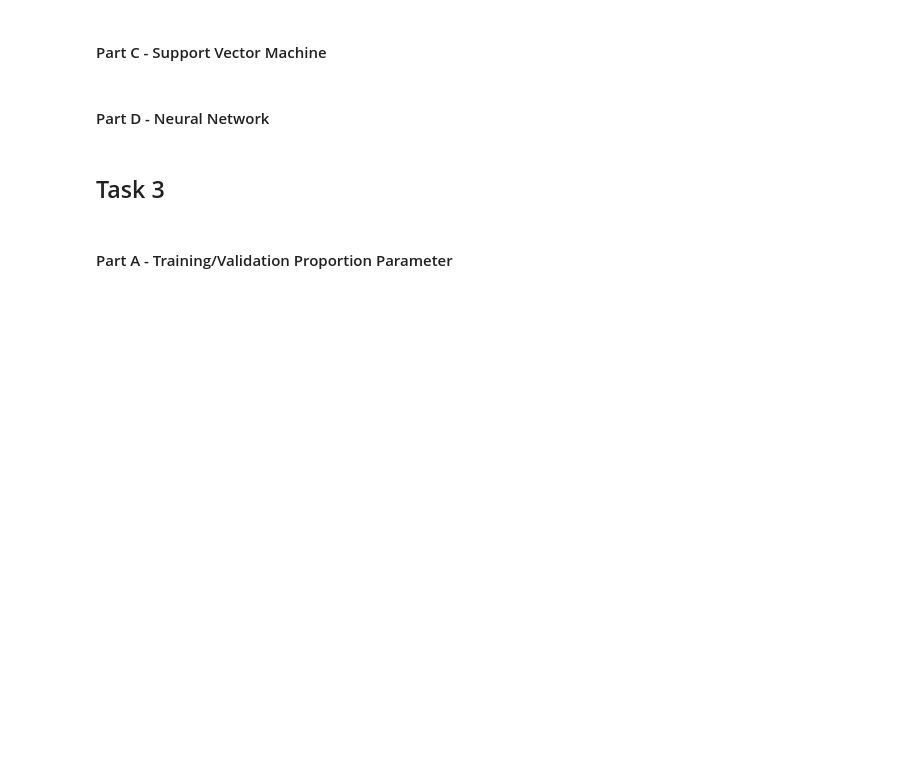
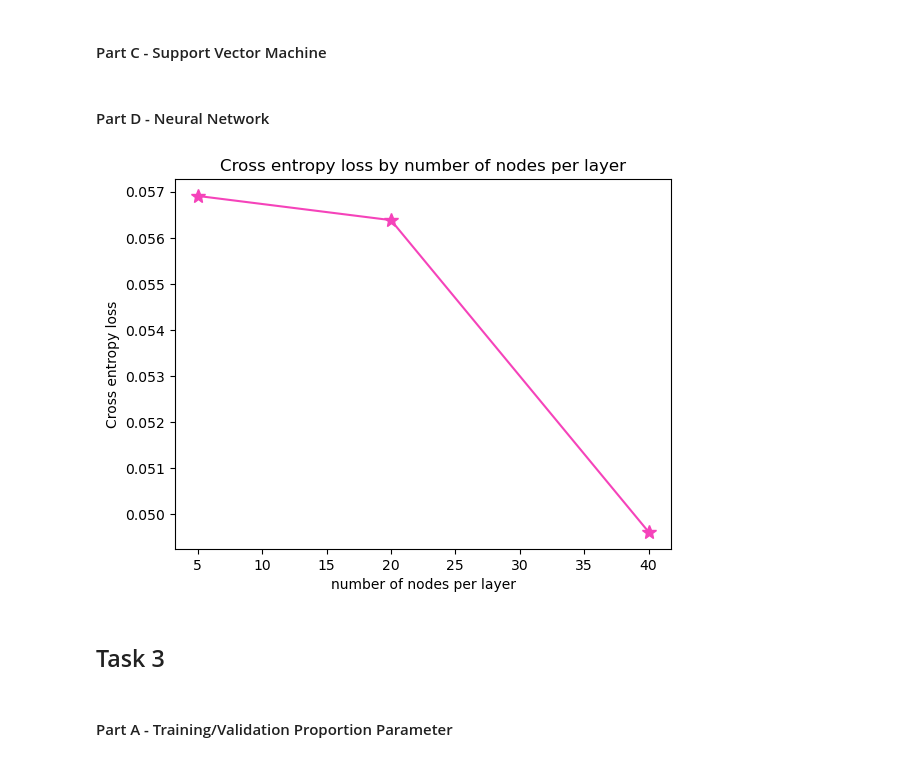
Before and after one commit to spartanjax/cs361_shared_assigment, a Jupyter notebook: final_report.ipynb, the cells around one changed output. Saved outputs shown, nothing was run; the diff lists cells and outputs as text; code cells hidden in the pictures; blank space fills up the shorter version.

Commit message:
generate plot for 2d

```diff
--- a/final_report.ipynb
+++ b/final_report.ipynb
@@ -207,9 +207,9 @@ import matplotlib.pyplot as plt
 import numpy as np
 
 def main():
-    data = make_df("../../train.csv")
+    data = make_df("train.csv")
     y = data["Category"]
-    test_data = make_df("../../test.csv")
+    test_data = make_df("test.csv")
     vector, vector_test = vectorize(data, test_data)
 
     cels = []
@@ -232,33 +232,35 @@ def vectorize(data, test_data):
     return vector, test_vector
 
 def make_df(filename):
     return pd.read_csv(filename)
 
 def make_classifier(vector, y, vector_test, num_nodes = 5):
     # creating the untrained model
     clf = MLPClassifier(activation = 'relu',
                         solver = 'sgd',
                         learning_rate_init = 0.01,
                         max_iter = 100,
                         hidden_layer_sizes = (num_nodes,))
 
     # initialise weights
     clf.partial_fit(vector, y, classes=np.unique(y))
 
     # manually set weights to [0, 0.1]
     for i in range(len(clf.coefs_)):
         clf.coefs_[i] = np.random.uniform(0, 0.1, size=clf.coefs_[i].shape)
     for i in range(len(clf.intercepts_)):
         clf.intercepts_[i] = np.random.uniform(0, 0.1, size=clf.intercepts_[i].shape)
 
     # training
     clf.fit(vector, y)
 
     probs = clf.predict_proba(vector_test)
 
     return probs, clf
 
 main()
+# %% [output]
+[figure, added]
 # %% [markdown]
 ## Task 3
 # %% [markdown]
```
